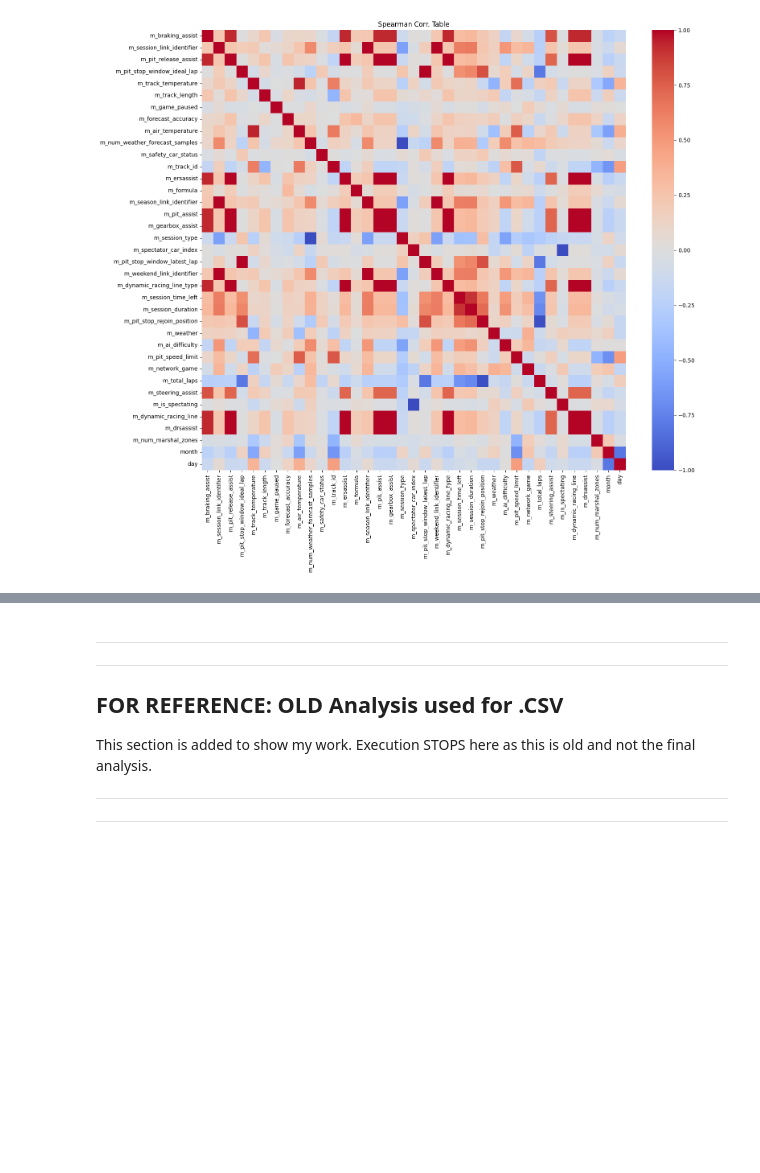
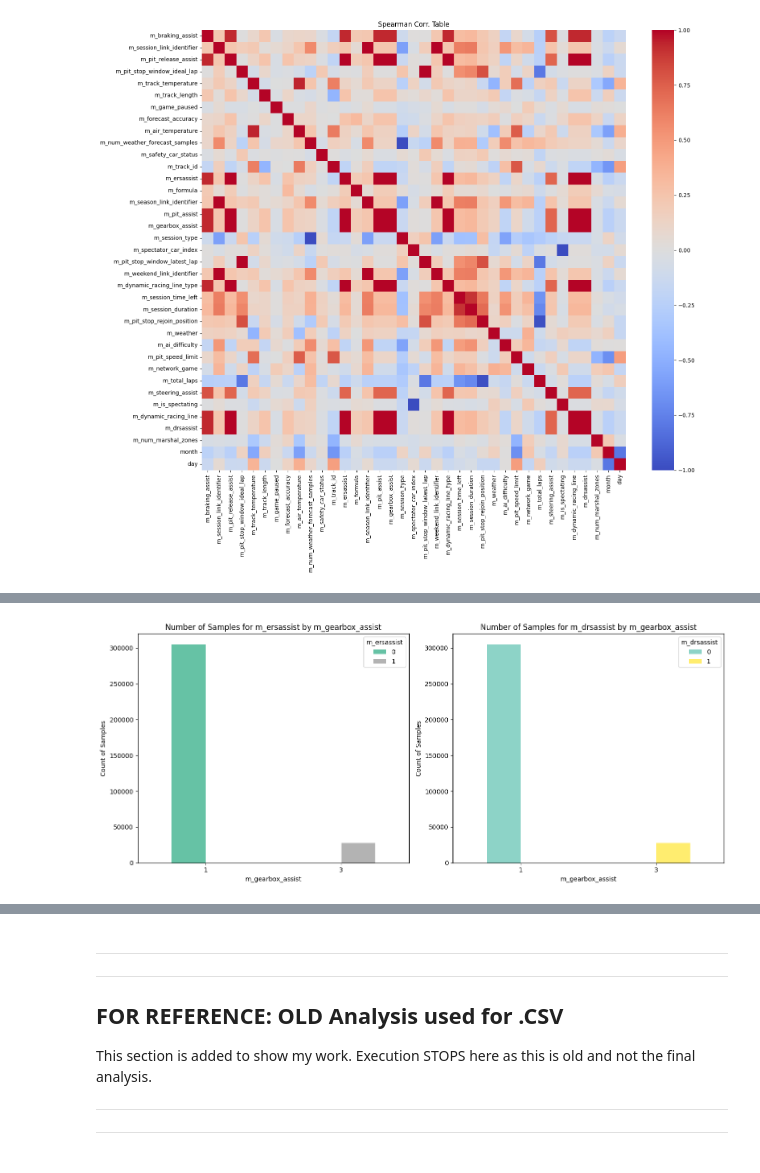
Before and after one commit to omanar1/usable_ai, a Jupyter notebook: Homework/HW5_assignment_m05_eda_Ricardo OMANA.ipynb, the cells around one changed output, grey strips where cells are left out. Cells and saved outputs as stored; diff of their text form; code cells hidden in the pictures; blank space fills up the shorter version.

```diff
--- a/Homework/HW5_assignment_m05_eda_Ricardo OMANA.ipynb
+++ b/Homework/HW5_assignment_m05_eda_Ricardo OMANA.ipynb
@@ -1844,0 +1888,32 @@ plt.show()
+# %%
+
+# Count occurrences of 'm_ersassist' and 'm_drsassist' values for each 'm_gearbox_assist' category
+result_ersassist = df_weather.groupby(['m_gearbox_assist', 'm_ersassist']).size().unstack(fill_value=0)
+result_drsassist = df_weather.groupby(['m_gearbox_assist', 'm_drsassist']).size().unstack(fill_value=0)
+
+# Create a figure with two subplots
+fig, ax = plt.subplots(1, 2, figsize=(14, 6))
+
+# Plot for 'm_ersassist'
+result_ersassist.plot(kind='bar', stacked=False, ax=ax[0], colormap='Set2')
+ax[0].set_title('Number of Samples for m_ersassist by m_gearbox_assist')
+ax[0].set_xlabel('m_gearbox_assist')
+ax[0].set_ylabel('Count of Samples')
+ax[0].set_xticklabels(result_ersassist.index, rotation=0)
+ax[0].legend(title='m_ersassist', labels=['0', '1'], loc='upper right')
+
+# Plot for 'm_drsassist'
+result_drsassist.plot(kind='bar', stacked=False, ax=ax[1], colormap='Set3')
+ax[1].set_title('Number of Samples for m_drsassist by m_gearbox_assist')
+ax[1].set_xlabel('m_gearbox_assist')
+ax[1].set_ylabel('Count of Samples')
+ax[1].set_xticklabels(result_drsassist.index, rotation=0)
+ax[1].legend(title='m_drsassist', labels=['0', '1'], loc='upper right')
+
+# Adjust layout for better display
+plt.tight_layout()
+
+# Show the plot
+plt.show()
+# %% [output]
+[figure, added]
```
Also changed, not shown: parts of 11 cells of this notebook.
